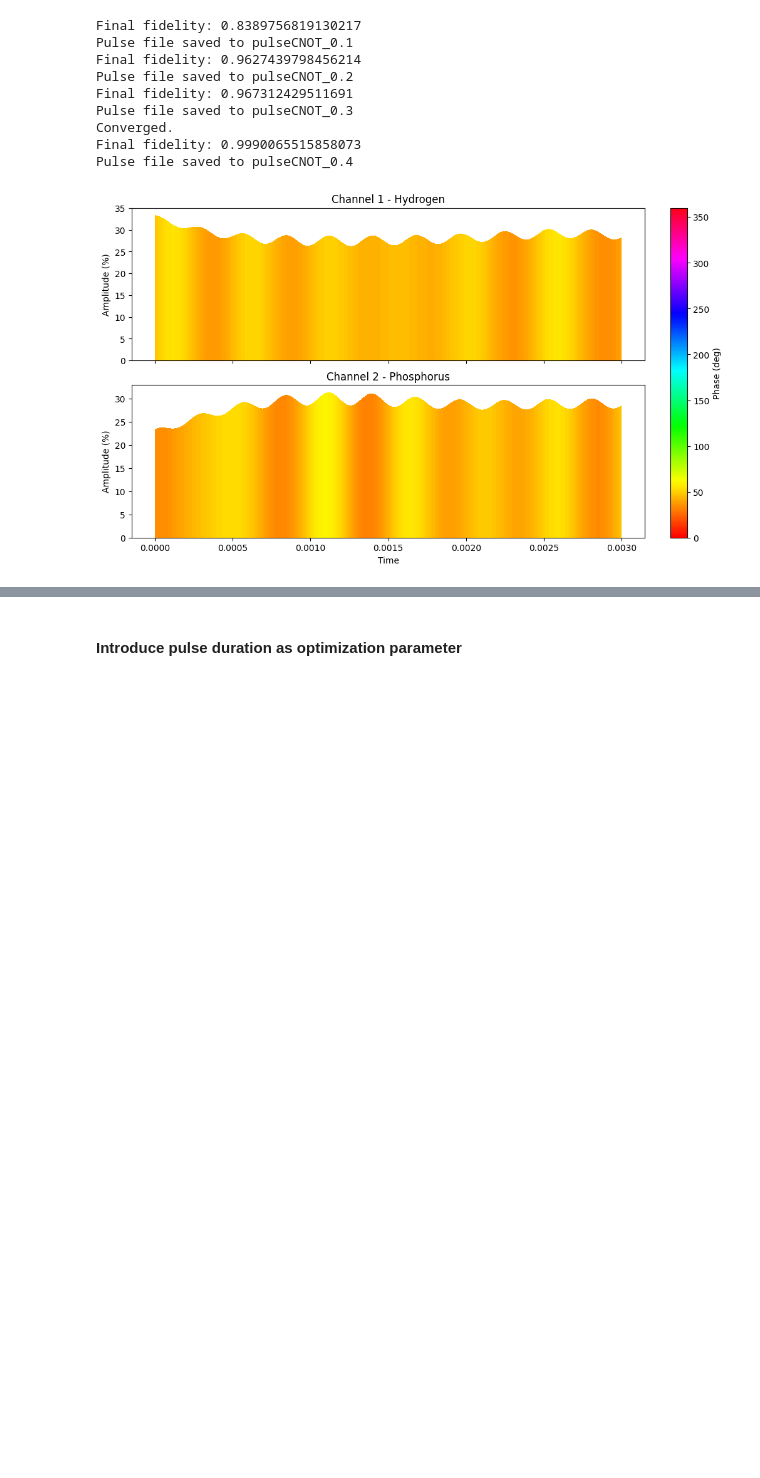
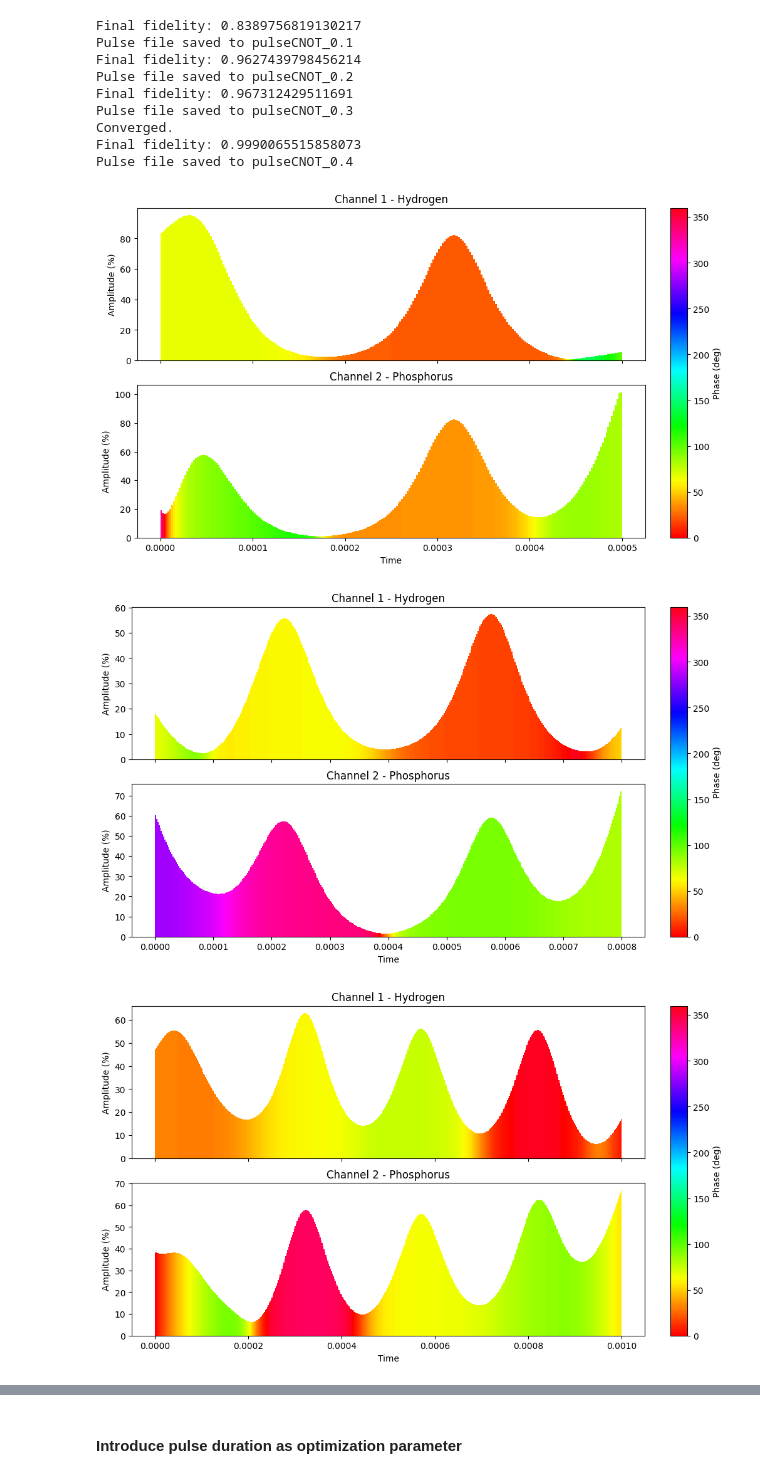
Before and after one commit to andrehroque/python-ml-projects, a Jupyter notebook: NMR-pulse-optimization/pulse optimization.ipynb, the cells around one changed output, grey strips where cells are left out. Cells and saved outputs as stored; diff of their text form; code cells hidden in the pictures; blank space fills up the shorter version.

```diff
--- a/NMR-pulse-optimization/pulse optimization.ipynb
+++ b/NMR-pulse-optimization/pulse optimization.ipynb
@@ -1233,6 +1242,11 @@ Converged.
 Final fidelity: 0.9990065515858073
 Pulse file saved to pulseCNOT_0.4
 # %%
-plot_pulse_from_json("pulseCNOT_0.4")
+plot_pulse_from_json("pulseCNOT_0.1.json")
+plot_pulse_from_json("pulseCNOT_0.2.json")
+plot_pulse_from_json("pulseCNOT_0.3.json")
+plot_pulse_from_json("pulseCNOT_0.4.json")
 # %% [output]
-[figure, old version]
+[figure, new version]
+[figure, added]
+[figure, added]
```
Also changed, not shown: parts of 2 cells of this notebook, 10 other files.
